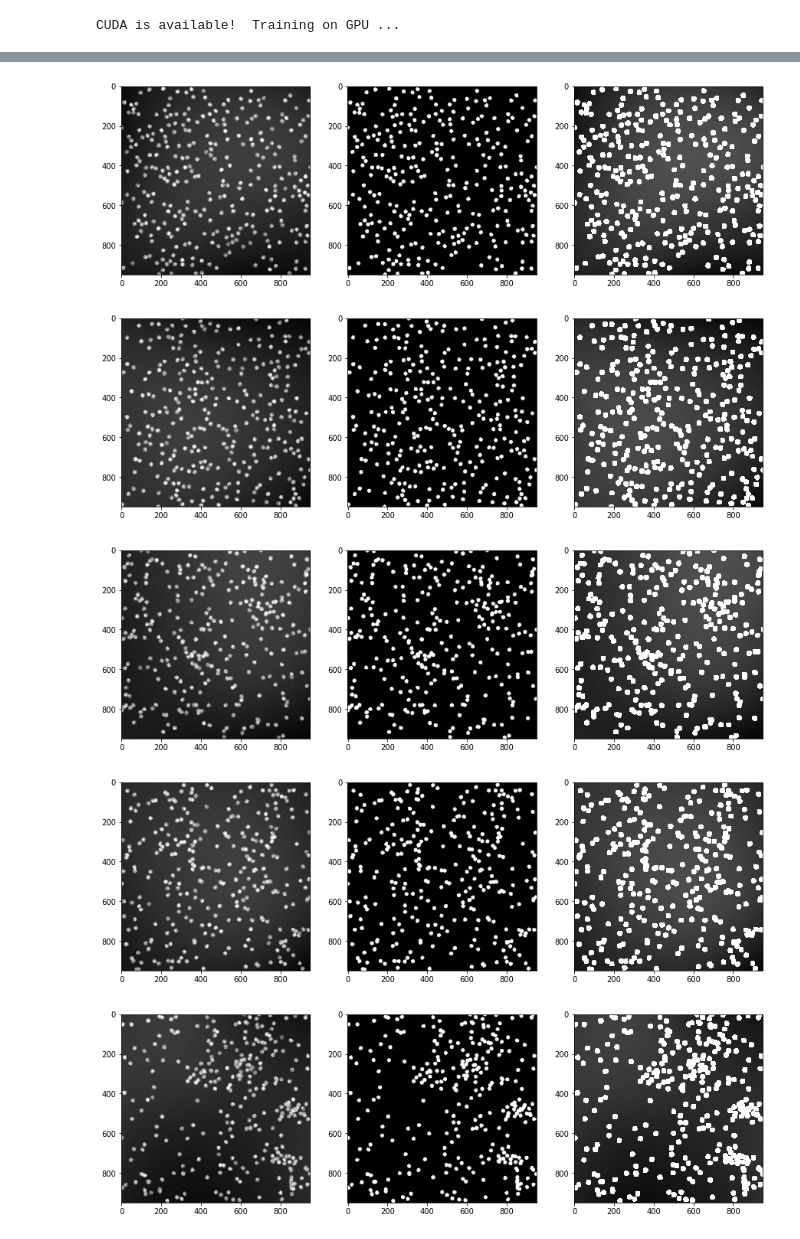
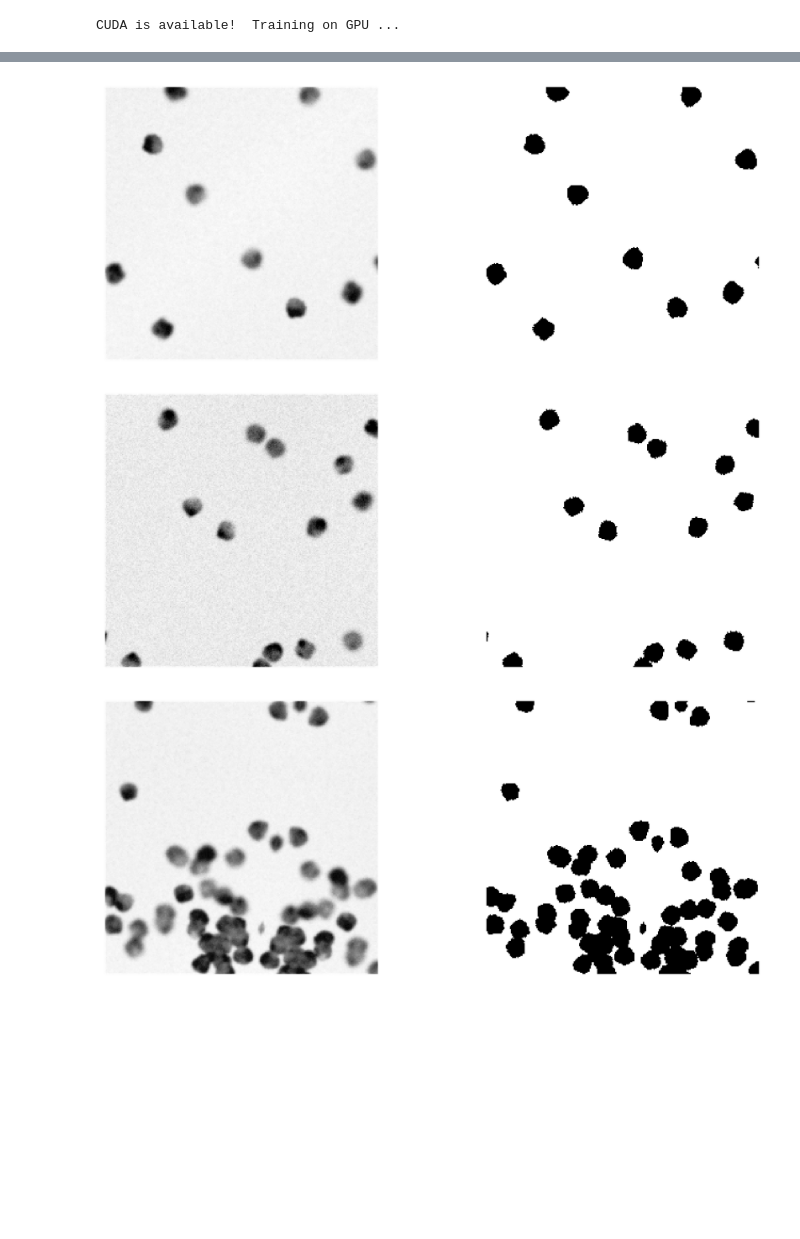
Before and after one commit to Sergei-Volkov/CellsCounter, a Jupyter notebook: NeuralNetworkTry.ipynb, the cells around one changed output, grey strips where cells are left out. Cells and saved outputs as stored; diff of their text form; code cells hidden in the pictures; blank space fills up the shorter version.

Commit message:
Created batcher for images

```diff
--- a/NeuralNetworkTry.ipynb
+++ b/NeuralNetworkTry.ipynb
@@ -24,13 +25,12 @@ Drive already mounted at /content/drive; to attempt to forcibly remount, call dr
 # %%
-path = '/content/drive/MyDrive/Физтех/ООП проект/Эмбриологические_снимки/SyntheticCellsDataset'
+path = '/content/drive/MyDrive/Физтех/ООП проект/SyntheticCellsDataset'
 os.chdir(path)
 # %%
-image_mask_pairs = []
-rgb_weights = [0.2989, 0.5870, 0.1140]
-for percent in ['00', '15', '30', '45', '60']:
-  files_images = sorted(next(os.walk(path + '/synthetic_0' + percent + '_images'))[-1], key=lambda k: int(k[:-8]))
-  files_masks = sorted(next(os.walk(path + '/synthetic_0' + percent + '_foreground'))[-1], key=lambda k: int(k[:-4]))
-  for fileI, fileM in zip(files_images, files_masks):
-    img = np.dot(cv.imread(path + '/synthetic_0' + percent + '_images/' + fileI), rgb_weights)
-    mask = np.dot(cv.imread(path + '/synthetic_0' + percent + '_foreground/' + fileM), rgb_weights)
-    image_mask_pairs.append((img, mask))
+def get_files_names(path: str):
+    files_images, files_masks = [], []
+    for percent in ['00', '15', '30', '45', '60']:
+        files_images_temp = next(os.walk(path + '/synthetic_0' + percent + '_images'))
+        files_images += [files_images_temp[0] + '/' + name for name in sorted(files_images_temp[-1], key=lambda k: int(k[:-8]))]
+        files_masks_temp = next(os.walk(path + '/synthetic_0' + percent + '_foreground'))
+        files_masks += [files_masks_temp[0] + '/' + name for name in sorted(files_masks_temp[-1], key=lambda k: int(k[:-4]))]
+    return np.array(files_images), np.array(files_masks)
@@ -37,16 +78,15 @@ for percent in ['00', '15', '30', '45', '60']:
+# %%
+imgs, masks = next(batch_generator(*get_files_names(path), 3))
 # %%
-for img, mask in image_mask_pairs[::10]:
-  plt.figure(figsize=(15, 15))
-  plt.subplot(1, 3, 1)
-  plt.imshow(img, cmap='gray')
-  plt.subplot(1, 3, 2)
-  plt.imshow(mask, cmap='gray')
-  plt.subplot(1, 3, 3)
-  plt.imshow(np.ma.masked_where(mask, img), cmap='gray')
-  plt.show()
+for j in range(3):
+    plt.figure(dpi=300, figsize=(10, 4))
+    plt.subplot(1, 2, 1)
+    plt.axis('off')
+    plt.imshow(imgs[j], cmap='Greys')
+    plt.subplot(1, 2, 2)
+    plt.axis('off')
+    plt.imshow(masks[j], cmap='Greys')
 # %% [output]
-[figure, old version]
+[figure, new version]
-[figure, old version]
+[figure, new version]
-[figure, old version]
+[figure, new version]
-[figure, removed]
-[figure, removed]
```
Also changed, not shown: parts of 5 cells of this notebook.
